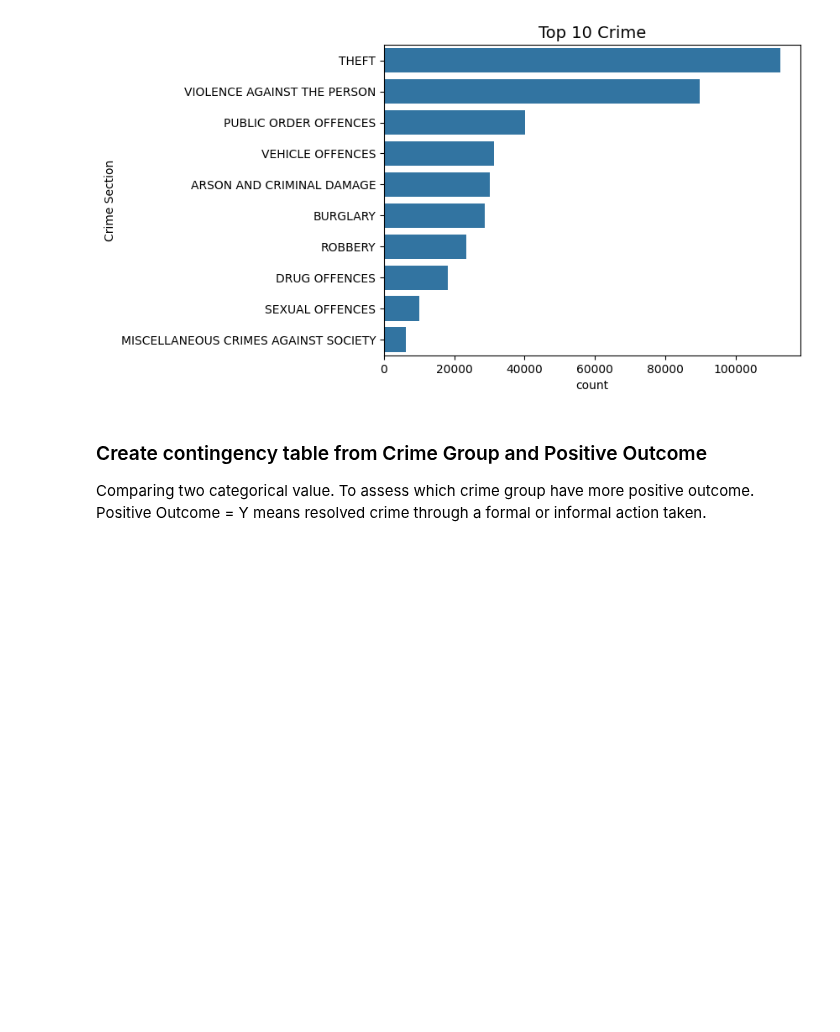
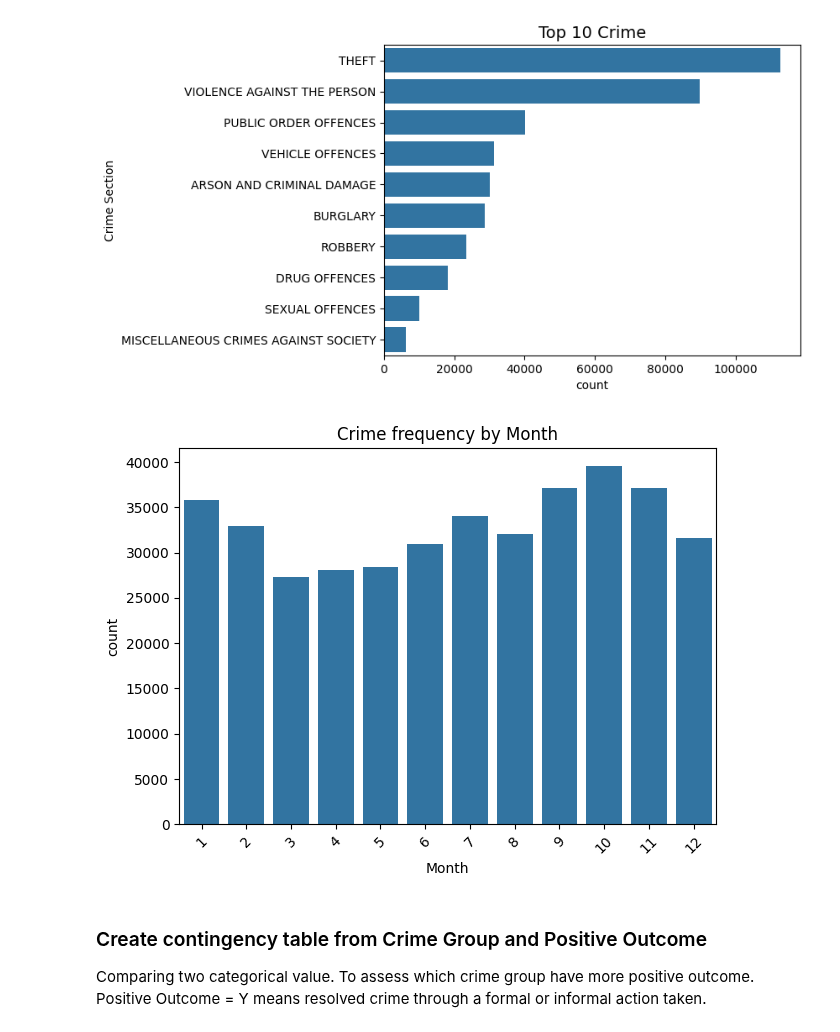
Before and after one commit to Kaori61/crime-data-analysis, a Jupyter notebook: jupyter_notebooks/exploratory_data_analysis.ipynb, the cells around one changed output. Saved outputs shown, nothing was run; the diff lists cells and outputs as text; code cells hidden in the pictures; blank space fills up the shorter version.

Commit message:
add crime frequency visualisation

```diff
--- a/jupyter_notebooks/exploratory_data_analysis.ipynb
+++ b/jupyter_notebooks/exploratory_data_analysis.ipynb
@@ -124,6 +124,16 @@ ax.set_title('Top 10 Crime', fontsize=14, loc = 'center')
 plt.show()
 # %% [output]
 [figure]
+# %%
+# create graph for crime frequency by month
+
+sns.countplot(data=df, x='Month')
+plt.title('Crime frequency by Month')
+plt.xticks(rotation=45)
+plt.tight_layout()
+plt.show()
+# %% [output]
+[figure, added]
 # %% [markdown]
 ### Create contingency table from Crime Group and Positive Outcome
 
```
Also changed, not shown: parts of 2 cells of this notebook.
